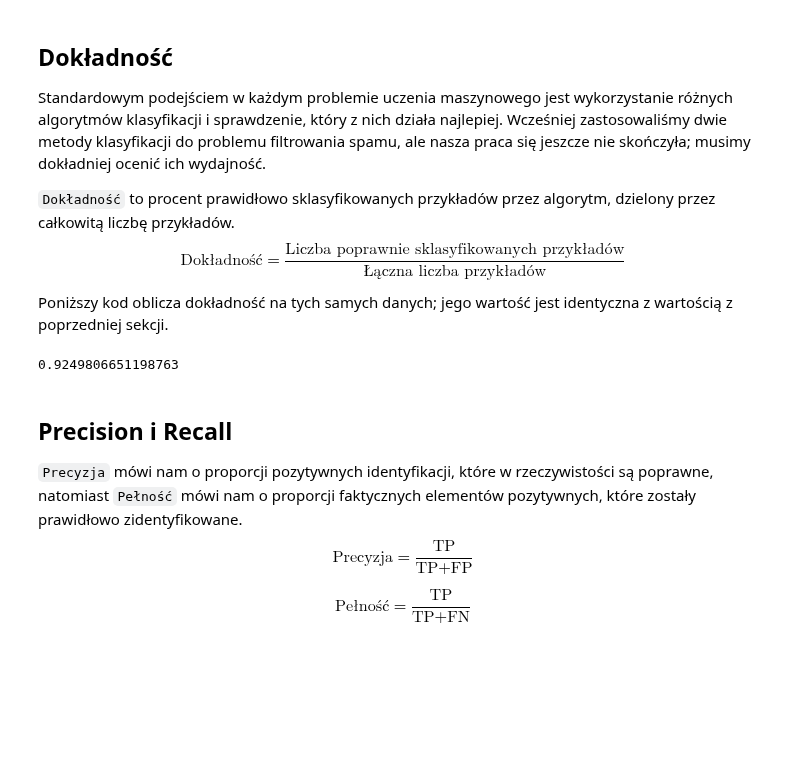
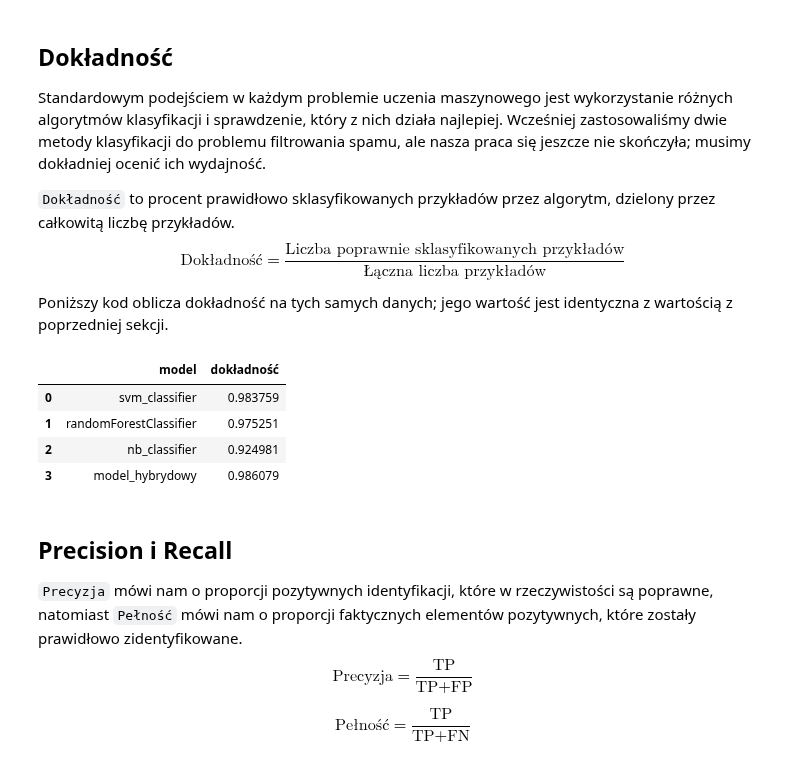
Before and after one commit to patrykzawadzkisggw/mad2, a Jupyter notebook: przyklad.ipynb, the cells around one changed output. Cells and saved outputs as stored; diff of their text form; code cells hidden in the pictures; blank space fills up the shorter version.

```diff
--- a/przyklad.ipynb
+++ b/przyklad.ipynb
@@ -528,16 +556,35 @@ $$
 \text{Dokładność} = \frac{\text{Liczba poprawnie sklasyfikowanych przykładów}}{\text{Łączna liczba przykładów}}
 $$
  Poniższy kod oblicza dokładność na tych samych danych; jego wartość jest identyczna z wartością z poprzedniej sekcji.
-# %%
-from sklearn import metrics
-
-# Pobierz przewidywane klasy.
-test_class_pred = nb_classifier.predict(test_data_features.toarray())
-
-# Oblicz dokładność na zbiorze testowym.
-metrics.accuracy_score(test_class, test_class_pred)
-# %% [output]
-0.9249806651198763
+# %%
+from sklearn import metrics
+import pandas as pd
+svm_test_class_pred = svm_classifier.predict(test_data_pca)
+randomForestClassifier_test_class_pred = randomForestClassifier.predict(test_data_features.toarray())
+nb_classifier_test_class_pred = nb_classifier.predict(test_data_features.toarray())
+def dokladnosc(test_class_pred):
+    # Oblicz dokładność na zbiorze testowym.
+    return metrics.accuracy_score(test_class, test_class_pred)
+
+# Utwórz słownik z danymi
+data = {
+    'model': ['svm_classifier', 'randomForestClassifier', 'nb_classifier','model_hybrydowy'],
+    'dokładność': [dokladnosc(svm_test_class_pred),
+                   dokladnosc(randomForestClassifier_test_class_pred),
+                     dokladnosc(nb_classifier_test_class_pred),
+                     hybrydowwy_accuracy]
+}
+
+# Utwórz DataFrame z danymi
+df = pd.DataFrame(data)
+
+display(df)
+# %% [output]
+|  | model | dokładność |
+| 0 | svm_classifier | 0.983759 |
+| 1 | randomForestClassifier | 0.975251 |
+| 2 | nb_classifier | 0.924981 |
+| 3 | model_hybrydowy | 0.986079 |
 # %% [markdown]
 ## Precision i Recall
 
```
Also changed, not shown: parts of 7 cells of this notebook.
